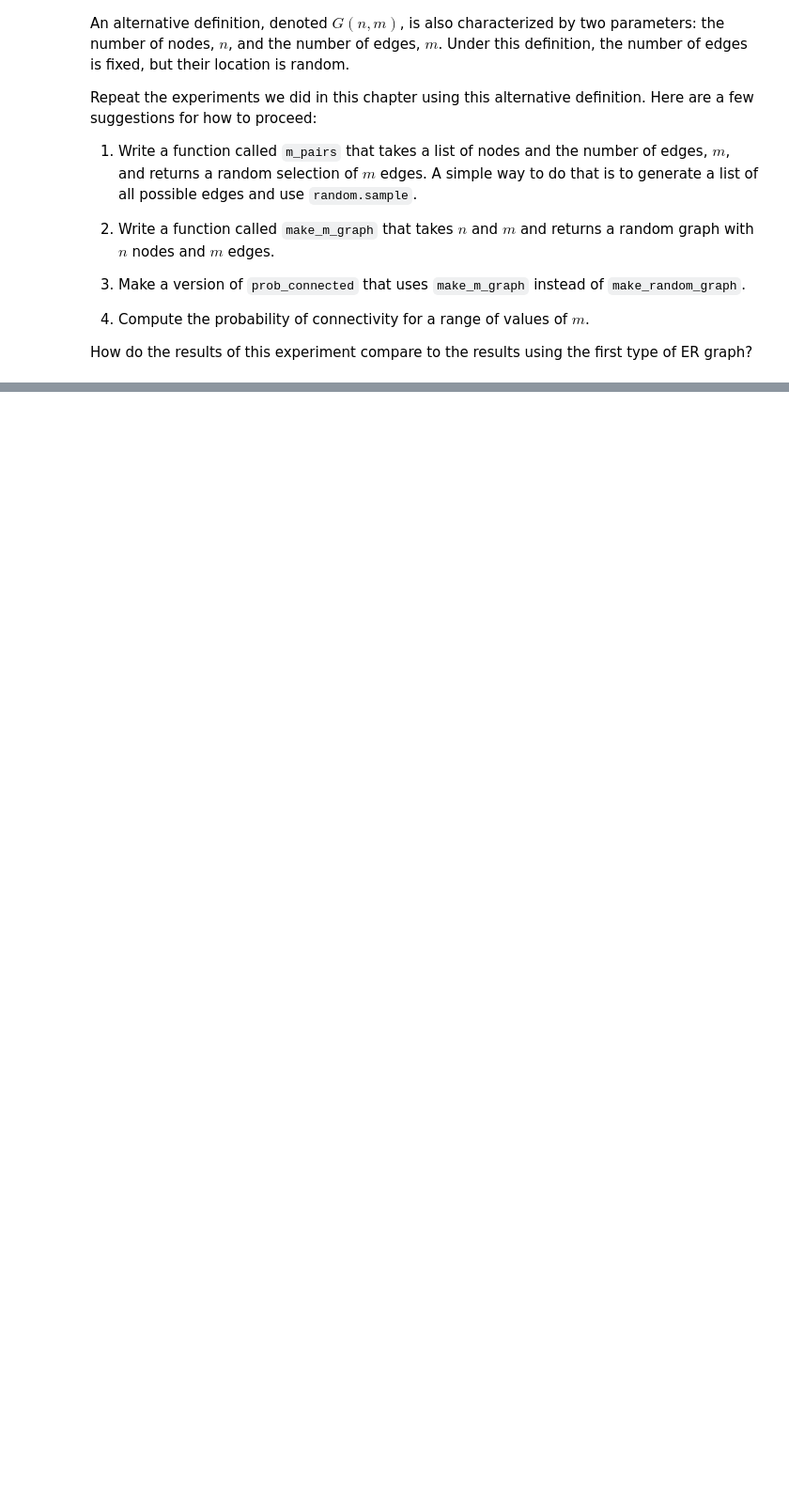
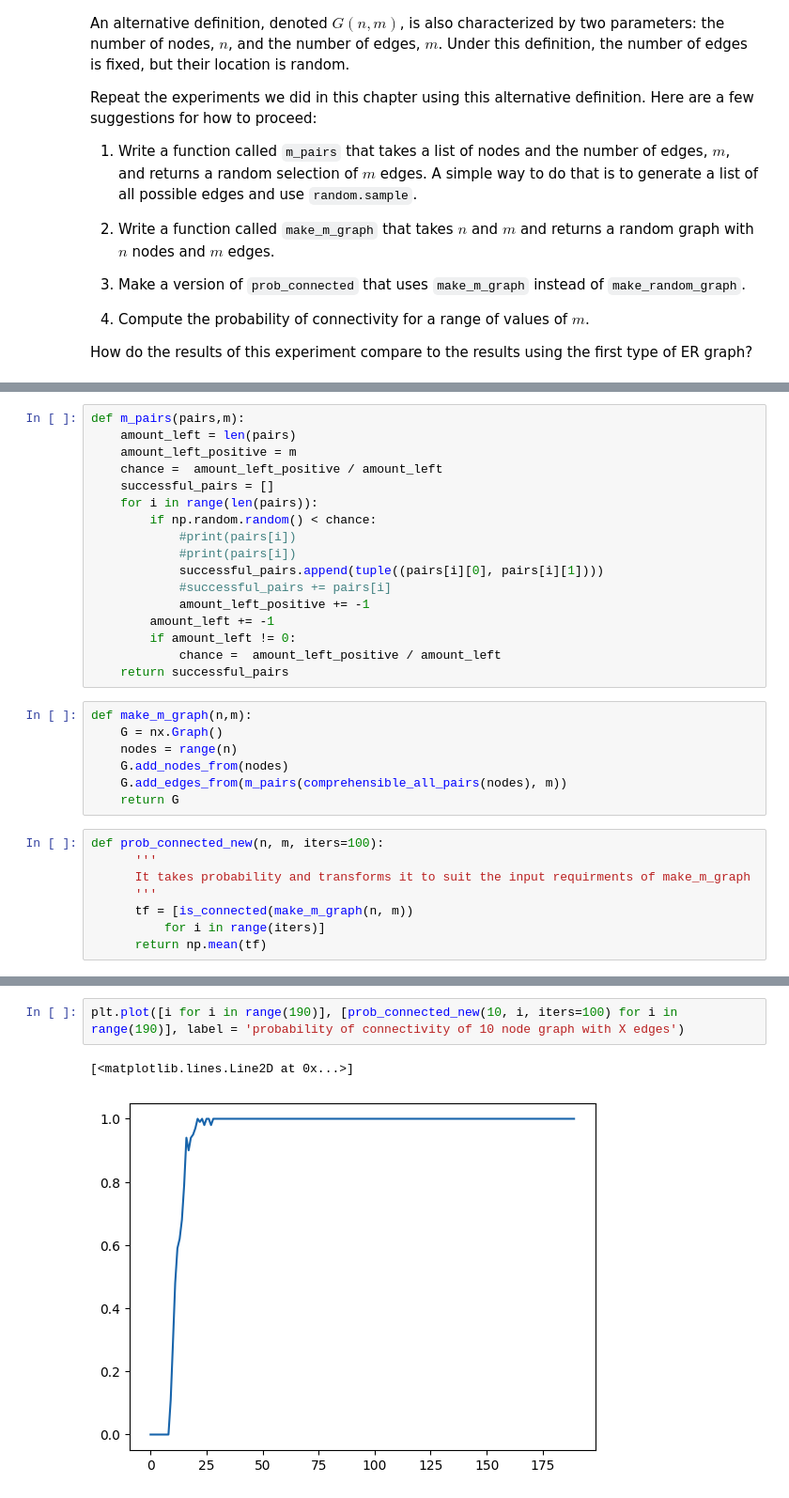
Before and after one commit to Gipir/complex-colab, a Jupyter notebook: teamwork/chap04.ipynb, the cells around one changed output, grey strips where cells are left out. Shown at 94% size. Cells and saved outputs as stored; diff of their text form; blank space fills up the shorter version.

```diff
--- a/teamwork/chap04.ipynb
+++ b/teamwork/chap04.ipynb
@@ -539,0 +566,32 @@ How do the results of this experiment compare to the results using the first typ
+# %%
+def m_pairs(pairs,m):
+    amount_left = len(pairs)
+    amount_left_positive = m
+    chance =  amount_left_positive / amount_left
+    successful_pairs = []
+    for i in range(len(pairs)):
+        if np.random.random() < chance:
+            #print(pairs[i])
+            #print(pairs[i])
+            successful_pairs.append(tuple((pairs[i][0], pairs[i][1])))
+            #successful_pairs += pairs[i]
+            amount_left_positive += -1
+        amount_left += -1
+        if amount_left != 0:
+            chance =  amount_left_positive / amount_left
+    return successful_pairs
+# %%
+def make_m_graph(n,m):
+    G = nx.Graph()
+    nodes = range(n)
+    G.add_nodes_from(nodes)
+    G.add_edges_from(m_pairs(comprehensible_all_pairs(nodes), m))
+    return G
+# %%
+def prob_connected_new(n, m, iters=100):
+      '''
+      It takes probability and transforms it to suit the input requirments of make_m_graph
+      '''
+      tf = [is_connected(make_m_graph(n, m))
+          for i in range(iters)]
+      return np.mean(tf)
@@ -539,0 +624,5 @@ How do the results of this experiment compare to the results using the first typ
+# %%
+plt.plot([i for i in range(190)], [prob_connected_new(10, i, iters=100) for i in range(190)], label = 'probability of connectivity of 10 node graph with X edges')
+# %% [output]
+[<matplotlib.lines.Line2D at 0x...>]
+[figure, added]
```
Also changed, not shown: parts of 27 cells of this notebook.
